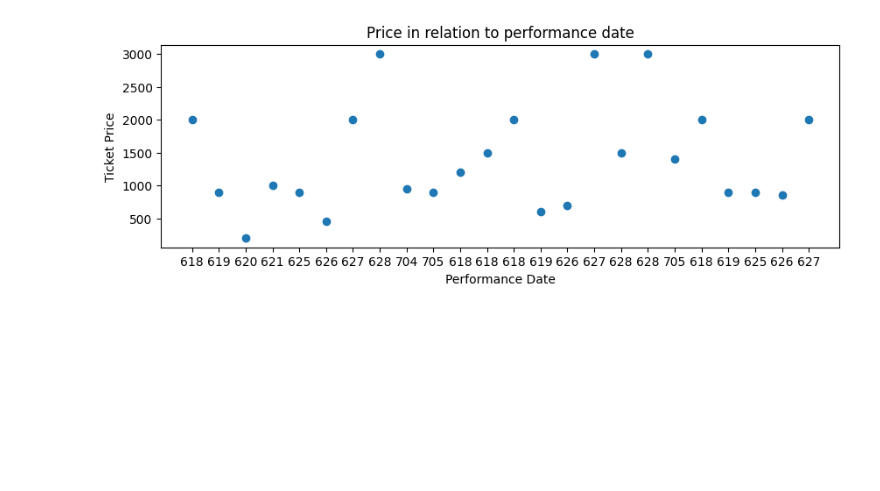
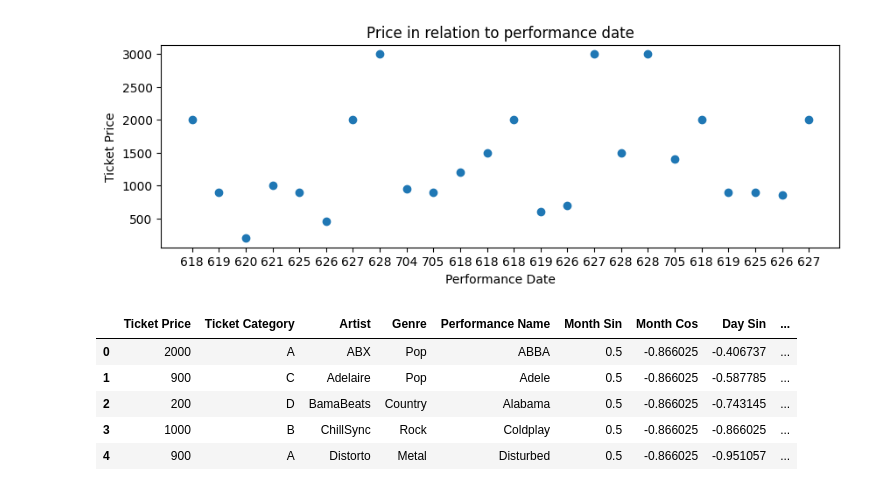
Before and after one commit to mikhail-mat/concert-price-prediction, a Jupyter notebook: create_db.ipynb, the cells around one changed output. Cells and saved outputs as stored; diff of their text form; code cells hidden in the pictures; blank space fills up the shorter version.

Commit message:
converted the cyclical parts of performance date to new features using sin and cos

```diff
--- a/create_db.ipynb
+++ b/create_db.ipynb
@@ -82,6 +82,31 @@ for column in X_train.columns:
 [figure]
 [figure]
 [figure]
+# %%
+df['Month'] = df['Performance Date'].str[5:7].astype(int)
+df['Day'] = df['Performance Date'].str[8:10].astype(int)
+df['Hour'] = df['Performance Date'].str[11:13].astype(int)
+df['Minute'] = df['Performance Date'].str[14:16].astype(int)
+# %%
+date_map = {'Month': 12, 'Day': 30, 'Hour': 24, 'Minute': 60}
+
+for column, count in date_map.items():
+    if column in ('Month', 'Day'):
+        adjust = 1
+    else:
+        adjust = 0
+    df[f'{column} Sin'] = np.sin((df[column]-adjust) * (2.*np.pi/count))
+    df[f'{column} Cos'] = np.cos((df[column]-adjust) * (2.*np.pi/count))
+# %%
+df_date_encd = df.drop(['Performance Date', 'Month', 'Day', 'Hour', 'Minute'], axis=1)
+df_date_encd.head()
+# %% [output]
+|  | Ticket Price | Ticket Category | Artist | Genre | Performance Name | Month Sin | Month Cos | Day Sin | ... |
+| 0 | 2000 | A | ABX | Pop | ABBA | 0.5 | -0.866025 | -0.406737 | ... |
+| 1 | 900 | C | Adelaire | Pop | Adele | 0.5 | -0.866025 | -0.587785 | ... |
+| 2 | 200 | D | BamaBeats | Country | Alabama | 0.5 | -0.866025 | -0.743145 | ... |
+| 3 | 1000 | B | ChillSync | Rock | Coldplay | 0.5 | -0.866025 | -0.866025 | ... |
+| 4 | 900 | A | Distorto | Metal | Disturbed | 0.5 | -0.866025 | -0.951057 | ... |
 # %%
 # one-hot encoding for ticket category, artist, genre, performance name column
 
```
